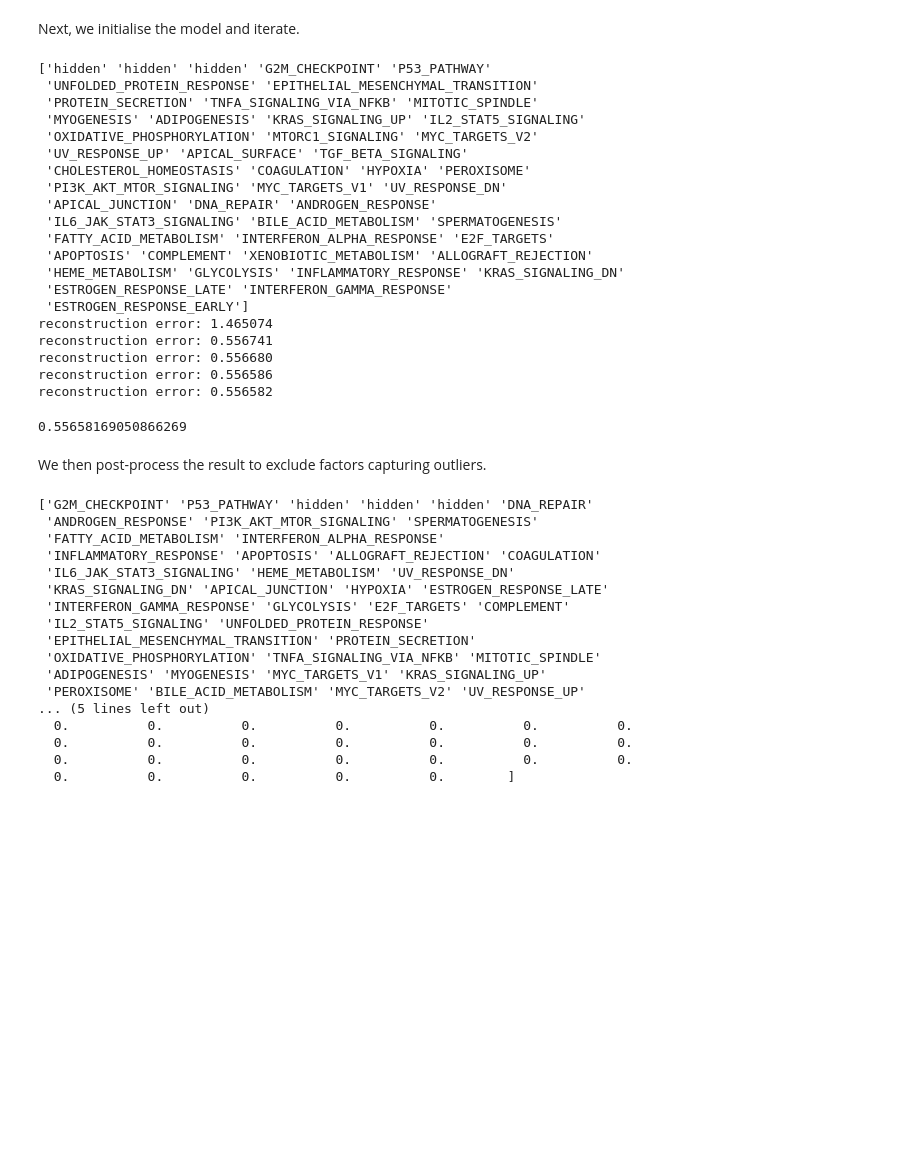
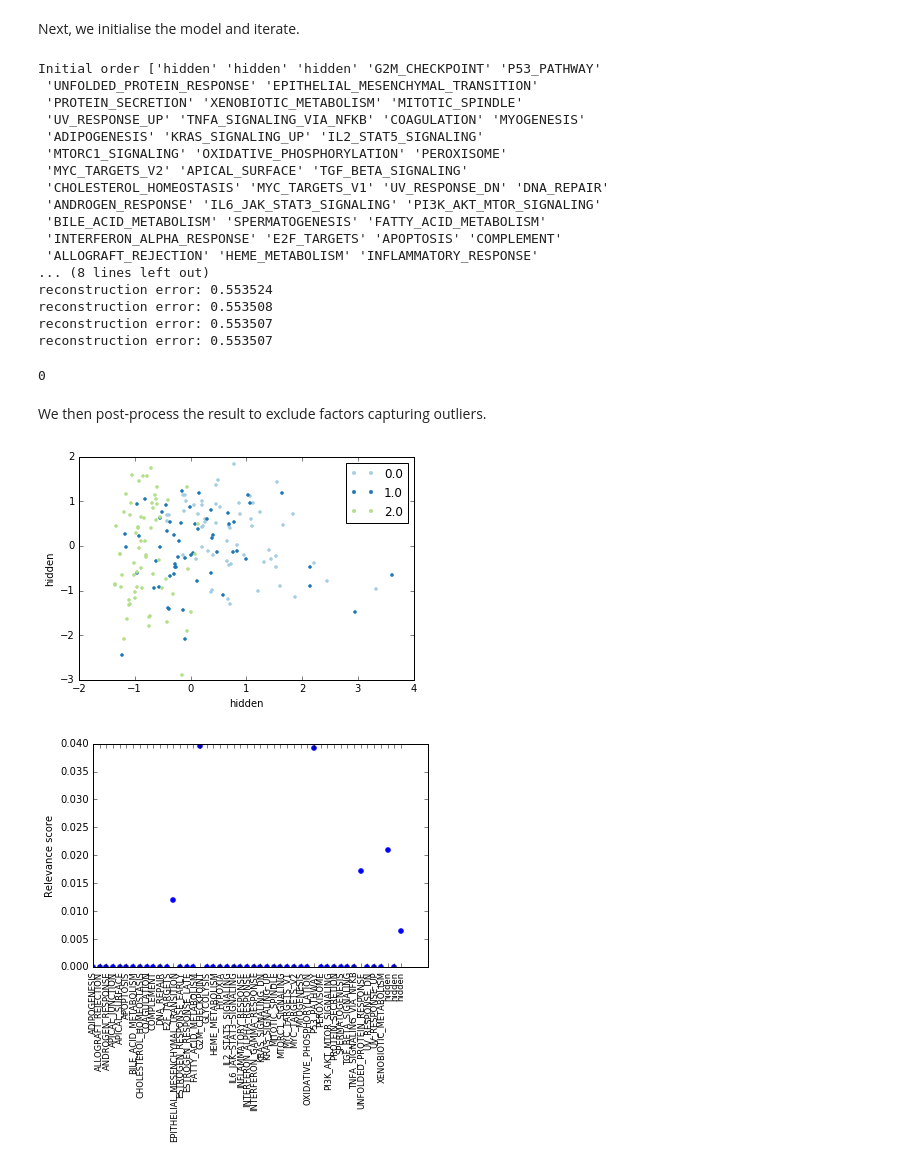
Before and after one commit to bioFAM/slalom, a Jupyter notebook: py/demo/f-scLVM.ipynb, the cells around one changed output. Drawn from its saved outputs; the diff is of its cells as text; code cells hidden in the pictures; blank space fills up the shorter version.

```diff
--- a/py/demo/f-scLVM.ipynb
+++ b/py/demo/f-scLVM.ipynb
@@ -24,12 +28,12 @@ f-scLVM expects a hdf file containing the normalised, log transformed gene expre
 dFile = 'Buettneretal.hdf5'
 #name of annotation
 anno = 'MSigDBdemo'
-#number of hidden (unannptated variables)
+#number of hidden (unannotated variables)
 nHidden = 3
 #indices of known covariates
 idx_known = []
 #number of iterations
-nIterations = 500
+nIterations = 800
 
 idxCol=[0,1]
 #should the fast option be used (recommende). This only considers genes which are annotated to at least one process.
@@ -121,61 +118,37 @@ pi[pi<.1] =1e-3
 #initialise model
 init={'init_data':sparseFA.CGauss(Y),'Pi':pi,'init_factors':init_factors}
 priors = {'Eps': {'priors':[1E-3,1E-3]}}
-FA = fscLVM.CSparseFA(components=pi.shape[1], nIterations=nIterations, verbose=True)
+FA = fscLVM.CSparseFA(components=pi.shape[1], nIterations=nIterations, priors=priors,verbose=True)
 FA.init(**init)
 
 #iterate
 FA.iterate(forceIterations=True)
 # %% [output]
-['hidden' 'hidden' 'hidden' 'G2M_CHECKPOINT' 'P53_PATHWAY'
+Initial order ['hidden' 'hidden' 'hidden' 'G2M_CHECKPOINT' 'P53_PATHWAY'
  'UNFOLDED_PROTEIN_RESPONSE' 'EPITHELIAL_MESENCHYMAL_TRANSITION'
- 'PROTEIN_SECRETION' 'TNFA_SIGNALING_VIA_NFKB' 'MITOTIC_SPINDLE'
- 'MYOGENESIS' 'ADIPOGENESIS' 'KRAS_SIGNALING_UP' 'IL2_STAT5_SIGNALING'
- 'OXIDATIVE_PHOSPHORYLATION' 'MTORC1_SIGNALING' 'MYC_TARGETS_V2'
- 'UV_RESPONSE_UP' 'APICAL_SURFACE' 'TGF_BETA_SIGNALING'
- 'CHOLESTEROL_HOMEOSTASIS' 'COAGULATION' 'HYPOXIA' 'PEROXISOME'
- 'PI3K_AKT_MTOR_SIGNALING' 'MYC_TARGETS_V1' 'UV_RESPONSE_DN'
- 'APICAL_JUNCTION' 'DNA_REPAIR' 'ANDROGEN_RESPONSE'
- 'IL6_JAK_STAT3_SIGNALING' 'BILE_ACID_METABOLISM' 'SPERMATOGENESIS'
- 'FATTY_ACID_METABOLISM' 'INTERFERON_ALPHA_RESPONSE' 'E2F_TARGETS'
- 'APOPTOSIS' 'COMPLEMENT' 'XENOBIOTIC_METABOLISM' 'ALLOGRAFT_REJECTION'
- 'HEME_METABOLISM' 'GLYCOLYSIS' 'INFLAMMATORY_RESPONSE' 'KRAS_SIGNALING_DN'
- 'ESTROGEN_RESPONSE_LATE' 'INTERFERON_GAMMA_RESPONSE'
- 'ESTROGEN_RESPONSE_EARLY']
-reconstruction error: 1.465074
-reconstruction error: 0.556741
-reconstruction error: 0.556680
-reconstruction error: 0.556586
-reconstruction error: 0.556582
+ 'PROTEIN_SECRETION' 'XENOBIOTIC_METABOLISM' 'MITOTIC_SPINDLE'
+ 'UV_RESPONSE_UP' 'TNFA_SIGNALING_VIA_NFKB' 'COAGULATION' 'MYOGENESIS'
+ 'ADIPOGENESIS' 'KRAS_SIGNALING_UP' 'IL2_STAT5_SIGNALING'
+ 'MTORC1_SIGNALING' 'OXIDATIVE_PHOSPHORYLATION' 'PEROXISOME'
+ 'MYC_TARGETS_V2' 'APICAL_SURFACE' 'TGF_BETA_SIGNALING'
+ 'CHOLESTEROL_HOMEOSTASIS' 'MYC_TARGETS_V1' 'UV_RESPONSE_DN' 'DNA_REPAIR'
+ 'ANDROGEN_RESPONSE' 'IL6_JAK_STAT3_SIGNALING' 'PI3K_AKT_MTOR_SIGNALING'
+ 'BILE_ACID_METABOLISM' 'SPERMATOGENESIS' 'FATTY_ACID_METABOLISM'
+ 'INTERFERON_ALPHA_RESPONSE' 'E2F_TARGETS' 'APOPTOSIS' 'COMPLEMENT'
+ 'ALLOGRAFT_REJECTION' 'HEME_METABOLISM' 'INFLAMMATORY_RESPONSE'
+... (8 lines left out)
+reconstruction error: 0.553524
+reconstruction error: 0.553508
+reconstruction error: 0.553507
+reconstruction error: 0.553507
-0.55658169050866269
+0
 # %% [markdown]
 We then post-process the result to exclude factors capturing outliers.
-# %%
-MAD = mad(FA.S.E1)
-alpha = (MAD>.5)*(1/(FA.Alpha.E1))
-idxF = SP.argsort(-alpha)
-
-print terms[idxF]
-print alpha[idxF]
-
-#scatter plot of two most important factors
-plotFac(FA,idxF[0],idxF[1], terms=terms)
-# %% [output]
-['G2M_CHECKPOINT' 'P53_PATHWAY' 'hidden' 'hidden' 'hidden' 'DNA_REPAIR'
- 'ANDROGEN_RESPONSE' 'PI3K_AKT_MTOR_SIGNALING' 'SPERMATOGENESIS'
- 'FATTY_ACID_METABOLISM' 'INTERFERON_ALPHA_RESPONSE'
- 'INFLAMMATORY_RESPONSE' 'APOPTOSIS' 'ALLOGRAFT_REJECTION' 'COAGULATION'
- 'IL6_JAK_STAT3_SIGNALING' 'HEME_METABOLISM' 'UV_RESPONSE_DN'
- 'KRAS_SIGNALING_DN' 'APICAL_JUNCTION' 'HYPOXIA' 'ESTROGEN_RESPONSE_LATE'
- 'INTERFERON_GAMMA_RESPONSE' 'GLYCOLYSIS' 'E2F_TARGETS' 'COMPLEMENT'
- 'IL2_STAT5_SIGNALING' 'UNFOLDED_PROTEIN_RESPONSE'
- 'EPITHELIAL_MESENCHYMAL_TRANSITION' 'PROTEIN_SECRETION'
- 'OXIDATIVE_PHOSPHORYLATION' 'TNFA_SIGNALING_VIA_NFKB' 'MITOTIC_SPINDLE'
- 'ADIPOGENESIS' 'MYOGENESIS' 'MYC_TARGETS_V1' 'KRAS_SIGNALING_UP'
- 'PEROXISOME' 'BILE_ACID_METABOLISM' 'MYC_TARGETS_V2' 'UV_RESPONSE_UP'
-... (5 lines left out)
-  0.          0.          0.          0.          0.          0.          0.
-  0.          0.          0.          0.          0.          0.          0.
-  0.          0.          0.          0.          0.          0.          0.
-  0.          0.          0.          0.          0.        ]
+# %%
+#scatter plot of two most important factors
+plotFactors(FA,0,1,lab = dataFile['Known'][:][0,:]+2*dataFile['Known'][:][1,:], terms=terms, isCont=False)
+plotTerms(FA, terms)
+# %% [output]
+[figure, added]
+[figure, added]
 # %%
```
Also changed, not shown: parts of 3 cells of this notebook, 2 other files.
